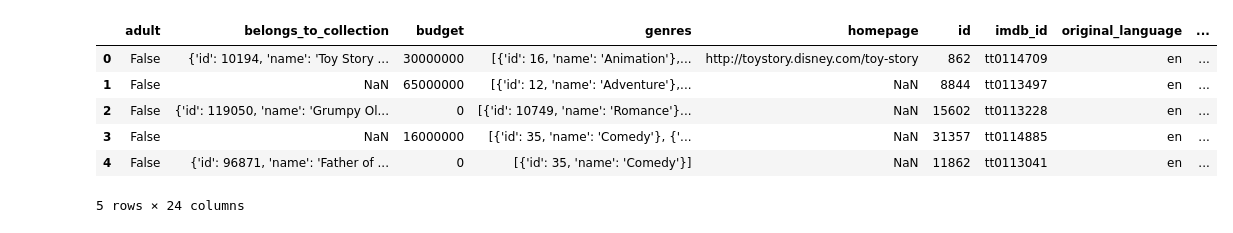
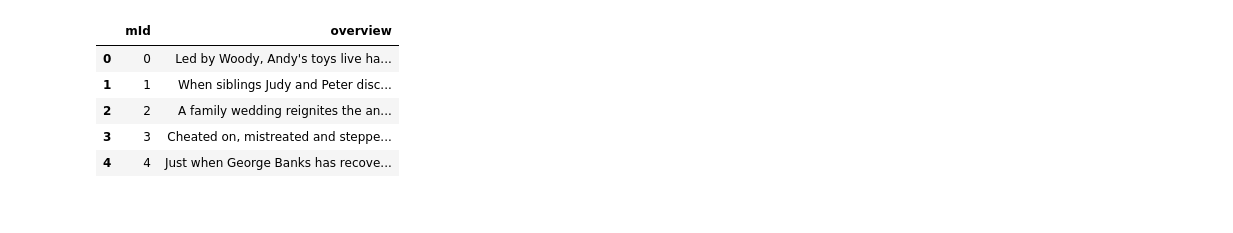
Before and after one commit to drago1234/CSE5525-Final-Project, a Jupyter notebook: quick_test.ipynb, the cells around one changed output. Drawn from its saved outputs; the diff is of its cells as text; code cells hidden in the pictures.

```diff
--- a/quick_test.ipynb
+++ b/quick_test.ipynb
@@ -20,16 +61,15 @@ test_dir = 'processed_data/rating_test.csv'
 
 overview = 'processed_data/overviews.csv'
 # %%
-data = pd.read_csv(metadata)
+data = pd.read_csv(overview)
 data.head()
 # %% [output]
-|  | adult | belongs_to_collection | budget | genres | homepage | id | imdb_id | original_language | ... |
-| 0 | False | {'id': 10194, 'name': 'Toy Story ... | 30000000 | [{'id': 16, 'name': 'Animation'},... | http://toystory.disney.com/toy-story | 862 | tt0114709 | en | ... |
-| 1 | False | NaN | 65000000 | [{'id': 12, 'name': 'Adventure'},... | NaN | 8844 | tt0113497 | en | ... |
-| 2 | False | {'id': 119050, 'name': 'Grumpy Ol... | 0 | [{'id': 10749, 'name': 'Romance'}... | NaN | 15602 | tt0113228 | en | ... |
-| 3 | False | NaN | 16000000 | [{'id': 35, 'name': 'Comedy'}, {'... | NaN | 31357 | tt0114885 | en | ... |
-| 4 | False | {'id': 96871, 'name': 'Father of ... | 0 | [{'id': 35, 'name': 'Comedy'}] | NaN | 11862 | tt0113041 | en | ... |
+|  | mId | overview |
+| 0 | 0 | Led by Woody, Andy's toys live ha... |
+| 1 | 1 | When siblings Judy and Peter disc... |
+| 2 | 2 | A family wedding reignites the an... |
+| 3 | 3 | Cheated on, mistreated and steppe... |
+| 4 | 4 | Just when George Banks has recove... |
-5 rows × 24 columns
 # %%
 data.info()
 # %% [output]
```
Also changed, not shown: parts of 31 cells of this notebook, 19 other files.
